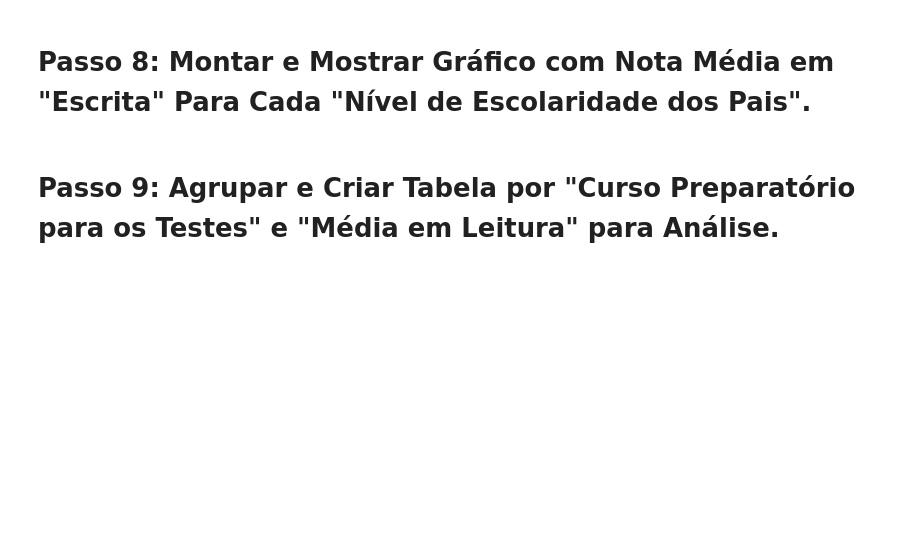
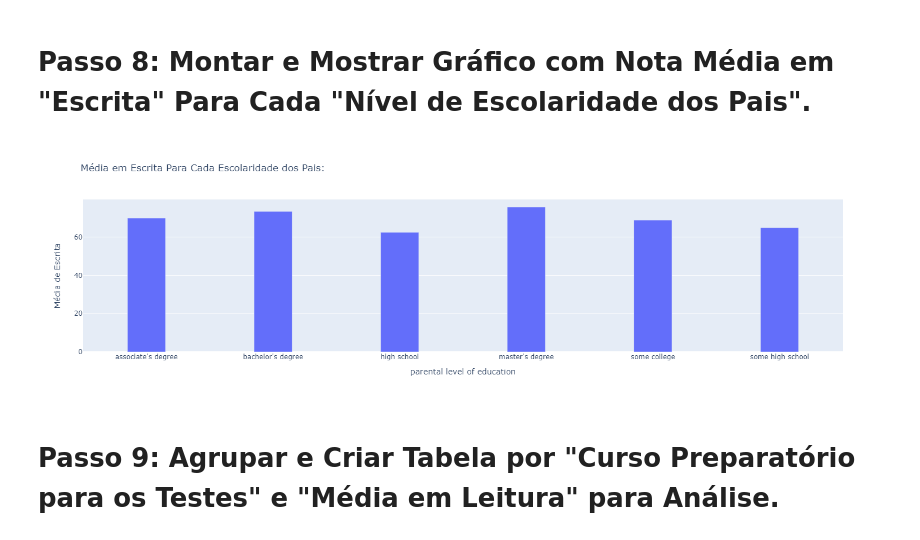
Before and after one commit to Rick-SF/Desafios_dados, a Jupyter notebook: Desafios/desafio_dia3/df.ipynb, the cells around one changed output. Drawn from its saved outputs; the diff is of its cells as text; code cells hidden in the pictures; blank space fills up the shorter version.

```diff
--- a/Desafios/desafio_dia3/df.ipynb
+++ b/Desafios/desafio_dia3/df.ipynb
@@ -132,7 +132,9 @@ display(escola_pais)
 # %%
 grafico_escola_pais = px.bar(escola_pais, x='parental level of education', y='Média de Escrita', title='Média em Escrita Para Cada Escolaridade dos Pais:')
 grafico_escola_pais.update_layout(bargap=0.7)
-grafico_escola_pais.show()
+display(Image(filename='graficos/grafico_pais.png'))
+# %% [output]
+[figure, added]
 # %% [markdown]
 # Passo 9: Agrupar e Criar Tabela por "Curso Preparatório para os Testes" e "Média em Leitura" para Análise.
 # %%
```
Also changed, not shown: parts of 2 cells of this notebook, 1 other file.
